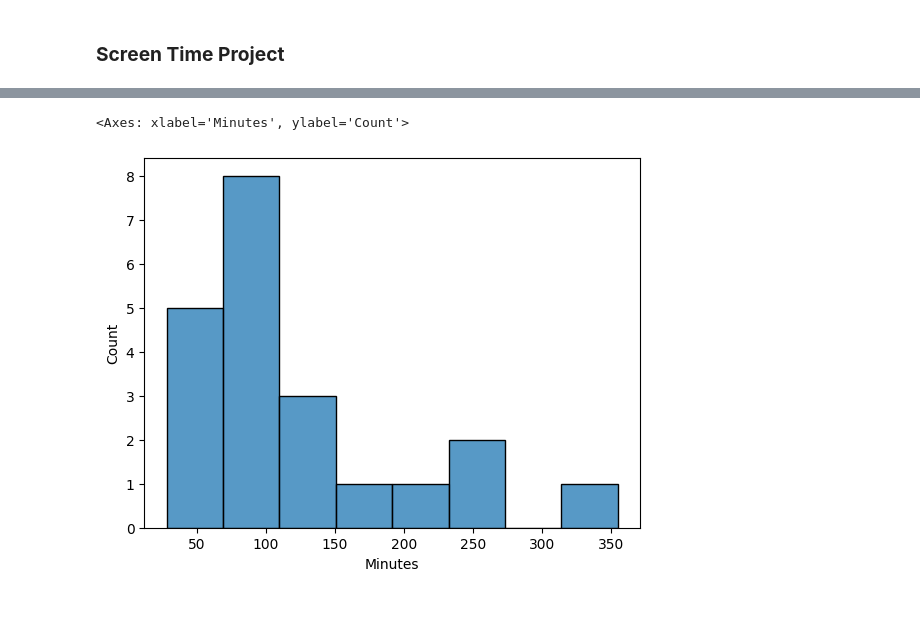
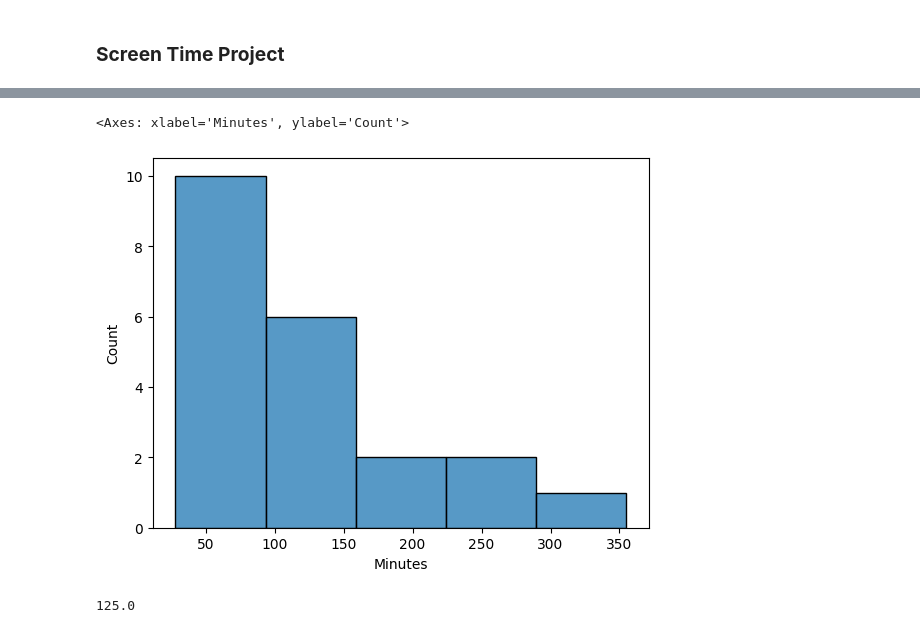
Before and after one commit to kennethayson/Skyline-Math-200, a Jupyter notebook: Screen_Time_Project.ipynb, the cells around one changed output, grey strips where cells are left out. Cells and saved outputs as stored; diff of their text form; code cells hidden in the pictures.

```diff
--- a/Screen_Time_Project.ipynb
+++ b/Screen_Time_Project.ipynb
@@ -16,7 +24,11 @@ screen_df['Minutes'].mean().round(2)
 # %%
 import seaborn as sns
 # %%
-sns.histplot(x='Minutes',data=screen_df)
+sns.histplot(x='Minutes', data=screen_df, bins=5)
 # %% [output]
 <Axes: xlabel='Minutes', ylabel='Count'>
-[figure, old version]
+[figure, new version]
+# %%
+screen_df ['Minutes'].mean().round()
+# %% [output]
+125.0
```
Also changed, not shown: parts of 16 cells of this notebook.
